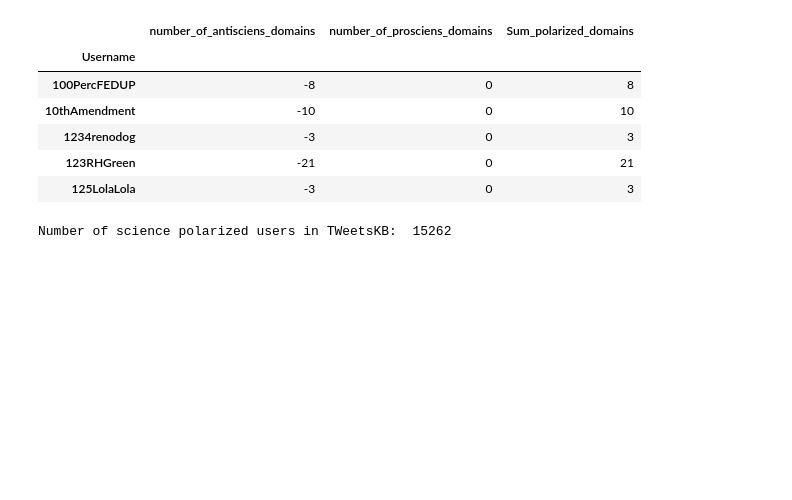
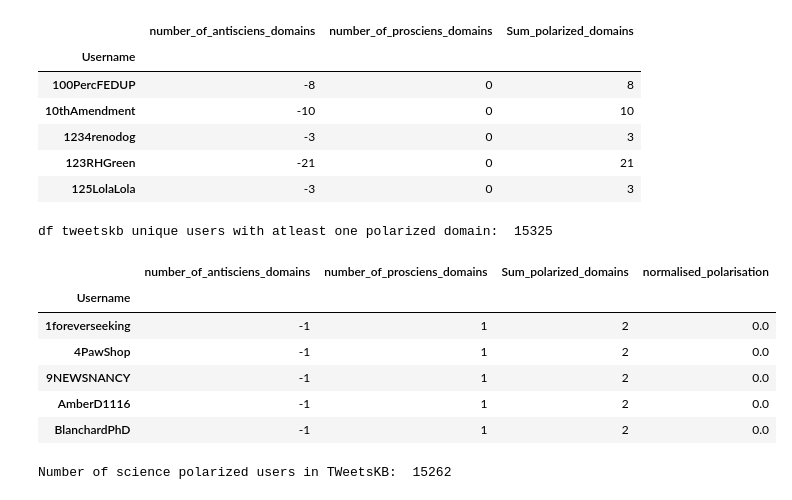
Before and after one commit to MoSamani/Deleted-Tweets, a Jupyter notebook: user_polarisiation/calculation_science_polarisation.ipynb, the cells around one changed output. Saved outputs shown, nothing was run; the diff lists cells and outputs as text; code cells hidden in the pictures; blank space fills up the shorter version.

```diff
--- a/user_polarisiation/calculation_science_polarisation.ipynb
+++ b/user_polarisiation/calculation_science_polarisation.ipynb
@@ -281,6 +297,16 @@ with open(path, 'w', newline='', encoding="utf-8") as out_file:
         tsv_writer.writerow(row.values.tolist())
 # %% [markdown]
 ***
+# %%
+users_with_with_atleast_one_polarized_domain = users_with_with_atleast_one_polarized_domain.reset_index()
+users_with_with_atleast_one_polarized_domain.head()
+
+pfad_tsv3 = '../data/tweetscov19_science_polarized_users_with_atleast_one_polarized_domain.tsv'
+
+with open(pfad_tsv3, 'w', newline='', encoding="utf-8") as out_file:
+    tsv_writer = csv.writer(out_file, delimiter="\t")
+    for idx, row in users_with_with_atleast_one_polarized_domain.iterrows():
+        tsv_writer.writerow(row.values.tolist())
 # %% [markdown]
 ***
 # %%
@@ -362,6 +388,22 @@ df_tweetskb_unique_user[df_tweetskb_unique_user['number_of_antisciens_domains']<
 | 125LolaLola | -3 | 0 | 3 |
 # %%
 df_tweetskb_unique_user['normalised_polarisation'] = df_tweetskb_unique_user.apply(lambda row: (row['number_of_antisciens_domains'] + row['number_of_prosciens_domains']) / row['Sum_polarized_domains'] if row['Sum_polarized_domains'] != 0 else 0, axis=1)
+# %%
+df_tweetskb_unique_users_with_atleast_one_polarized_domain= df_tweetskb_unique_user[df_tweetskb_unique_user['Sum_polarized_domains'] >0]
+
+print('df tweetskb unique users with atleast one polarized domain: ', df_tweetskb_unique_users_with_atleast_one_polarized_domain.shape[0])
+# %% [output]
+df tweetskb unique users with atleast one polarized domain:  15325
+# %%
+df_tweetskb_unique_users_with_atleast_one_polarized_domain[df_tweetskb_unique_users_with_atleast_one_polarized_domain['normalised_polarisation']==0].head()
+# %% [output]
+|  | number_of_antisciens_domains | number_of_prosciens_domains | Sum_polarized_domains | normalised_polarisation |
+| Username |  |  |  |  |
+| 1foreverseeking | -1 | 1 | 2 | 0.0 |
+| 4PawShop | -1 | 1 | 2 | 0.0 |
+| 9NEWSNANCY | -1 | 1 | 2 | 0.0 |
+| AmberD1116 | -1 | 1 | 2 | 0.0 |
+| BlanchardPhD | -1 | 1 | 2 | 0.0 |
 # %%
 df_tweetskb_unique_user_without_zero_polarisation = df_tweetskb_unique_user[df_tweetskb_unique_user['normalised_polarisation'] != 0]
 # %%
```
Also changed, not shown: parts of 3 cells of this notebook, 3 other files.
